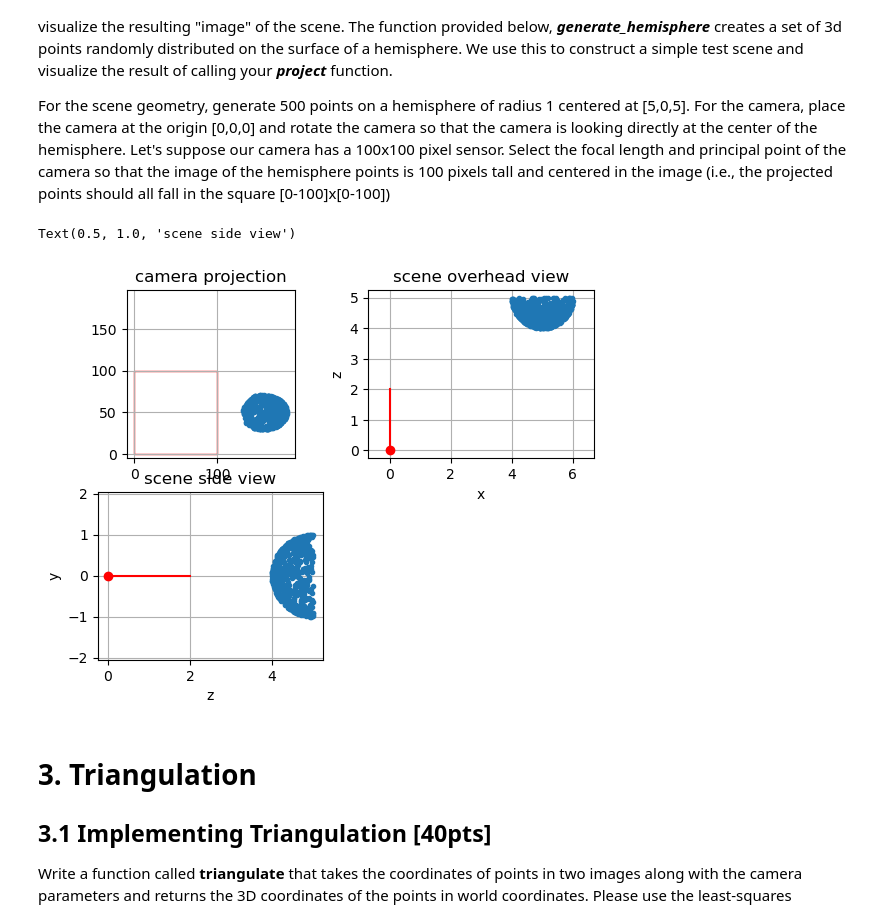
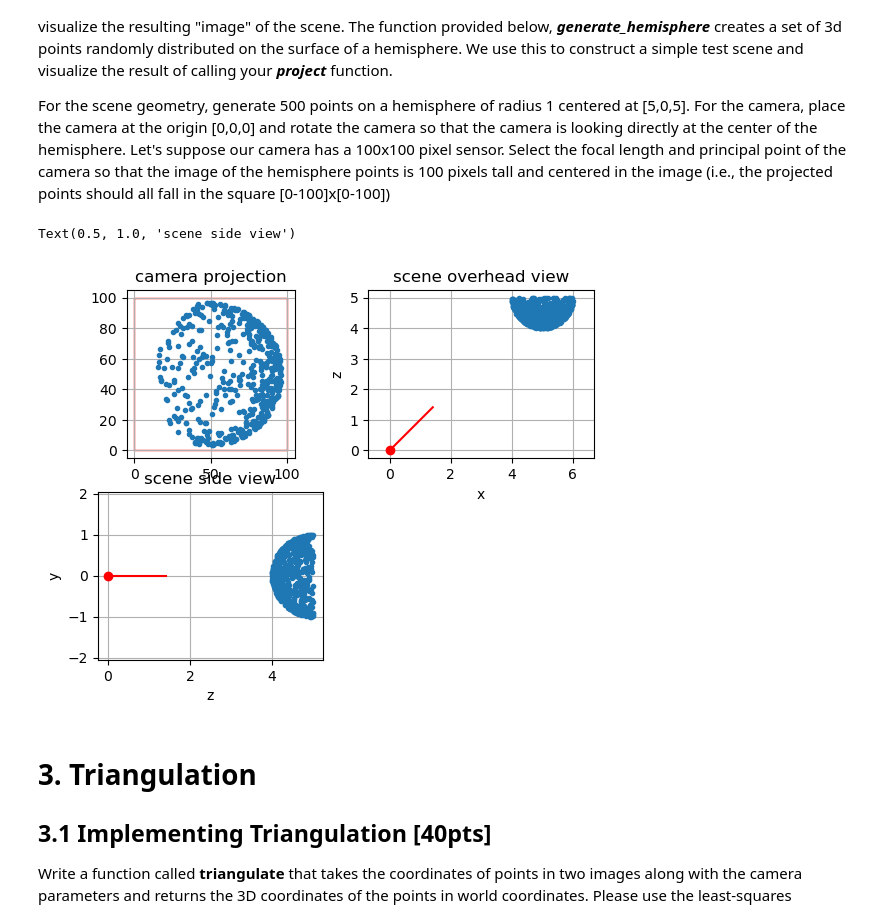
Before and after one commit to trantripaul/Computer_Vision, a Jupyter notebook: Assignment2/assignment2.ipynb, the cells around one changed output. Cells and saved outputs as stored; diff of their text form; code cells hidden in the pictures.

```diff
--- a/Assignment2/assignment2.ipynb
+++ b/Assignment2/assignment2.ipynb
@@ -159,12 +159,18 @@ def generate_hemisphere(radius,center,npts):
 pts3 = generate_hemisphere(1,np.array([[5,0,5]]).T,500)
 
 # create the camera with the desired parameters
-cam = Camera(f=100,c=np.array([[50,50]]).T,t=np.array([[0,0,0]]).T,R=np.eye(3))
+f = 325
+c = np.array([[50,50]]).T
+t = np.array([[0,0,0]]).T
+#make a 45 degree rotation matrix around y-axis
+theta = np.pi/4
+R = np.array([[np.cos(theta),0,np.sin(theta)],[0,1,0],[-np.sin(theta),0,np.cos(theta)]])
+
+cam = Camera(f, c, R, t)
 
 # call the project function to see where the points
 # appear in the camera image
 pts2 = cam.project(pts3)
-
 #
 # Visualize results.  You do not need to change the code below, but
 # make sure you understand it so you can use it in the future to
@@ -186,34 +192,34 @@ ax.plot(pts2[0,:],pts2[1,:],'.')
 ax.add_patch(patches.Rectangle((0,0),100,100,color='r',fill=False))
 plt.grid()
 plt.axis('square')
 plt.title('camera projection')
 
 # overhead view (xz-plane) showing points, camera
 # position, and direction camera is pointed
 ax = fig.add_subplot(2,2,2)
 ax.plot(pts3[0,:],pts3[2,:],'.')
 ax.plot(cam.t[0],cam.t[2],'ro')
 ax.plot(look[0,:],look[2,:],'r')
 plt.axis('equal')
 plt.grid()
 plt.xlabel('x')
 plt.ylabel('z')
 plt.title('scene overhead view')
 
 # side view (yz-plane) showing points, camera
 # position, and direction camera is pointed
 ax = fig.add_subplot(2,2,3)
 ax.plot(pts3[2,:],pts3[1,:],'.')
 ax.plot(cam.t[2],cam.t[1],'ro')
 ax.plot(look[2,:],look[1,:],'r')
 plt.axis('equal')
 plt.grid()
 plt.xlabel('z')
 plt.ylabel('y')
 plt.title('scene side view')
 # %% [output]
 Text(0.5, 1.0, 'scene side view')
-[figure, old version]
+[figure, new version]
 # %% [markdown]
 # 3. Triangulation
 
```
Also changed, not shown: parts of 5 cells of this notebook.
